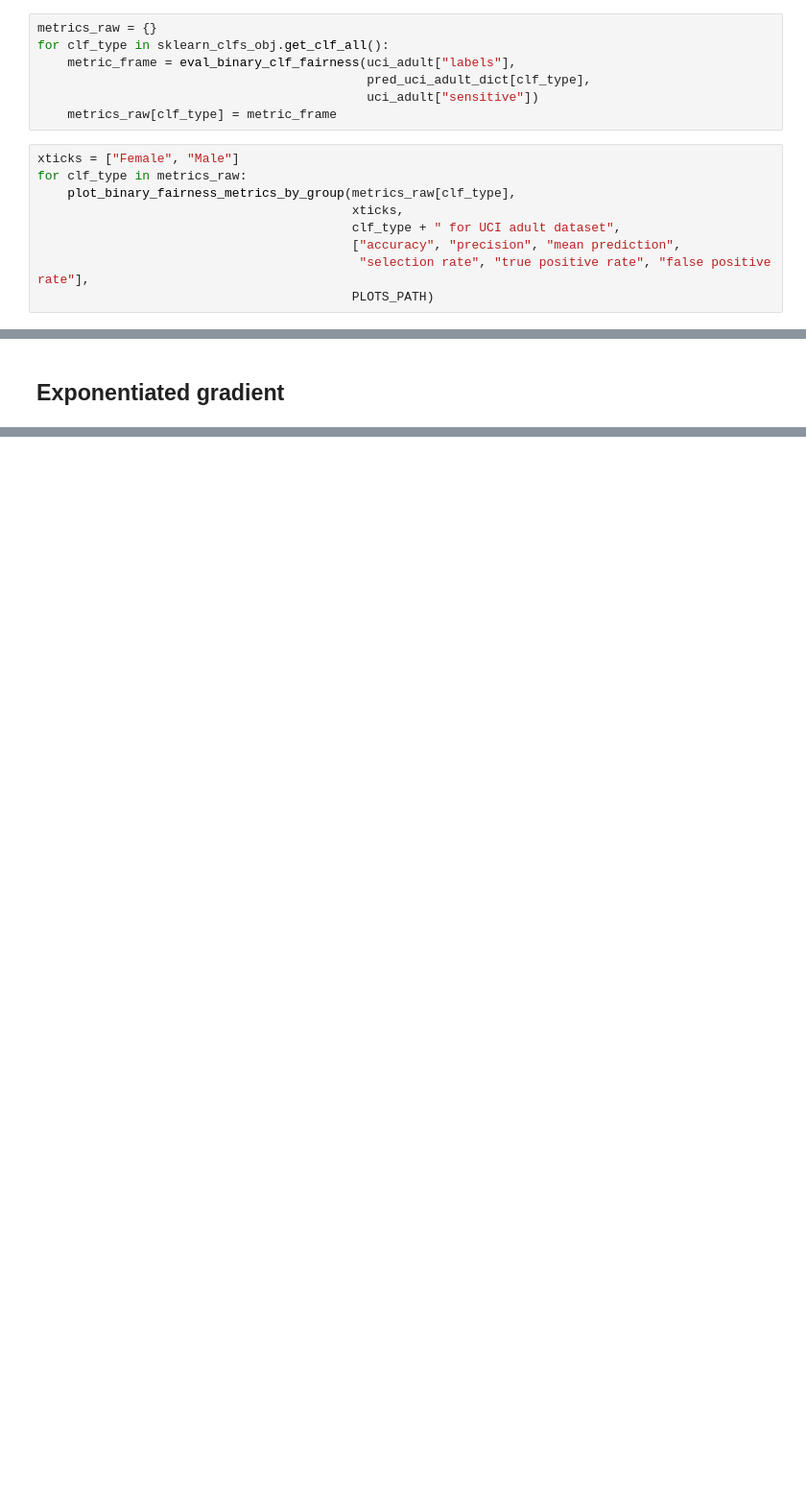
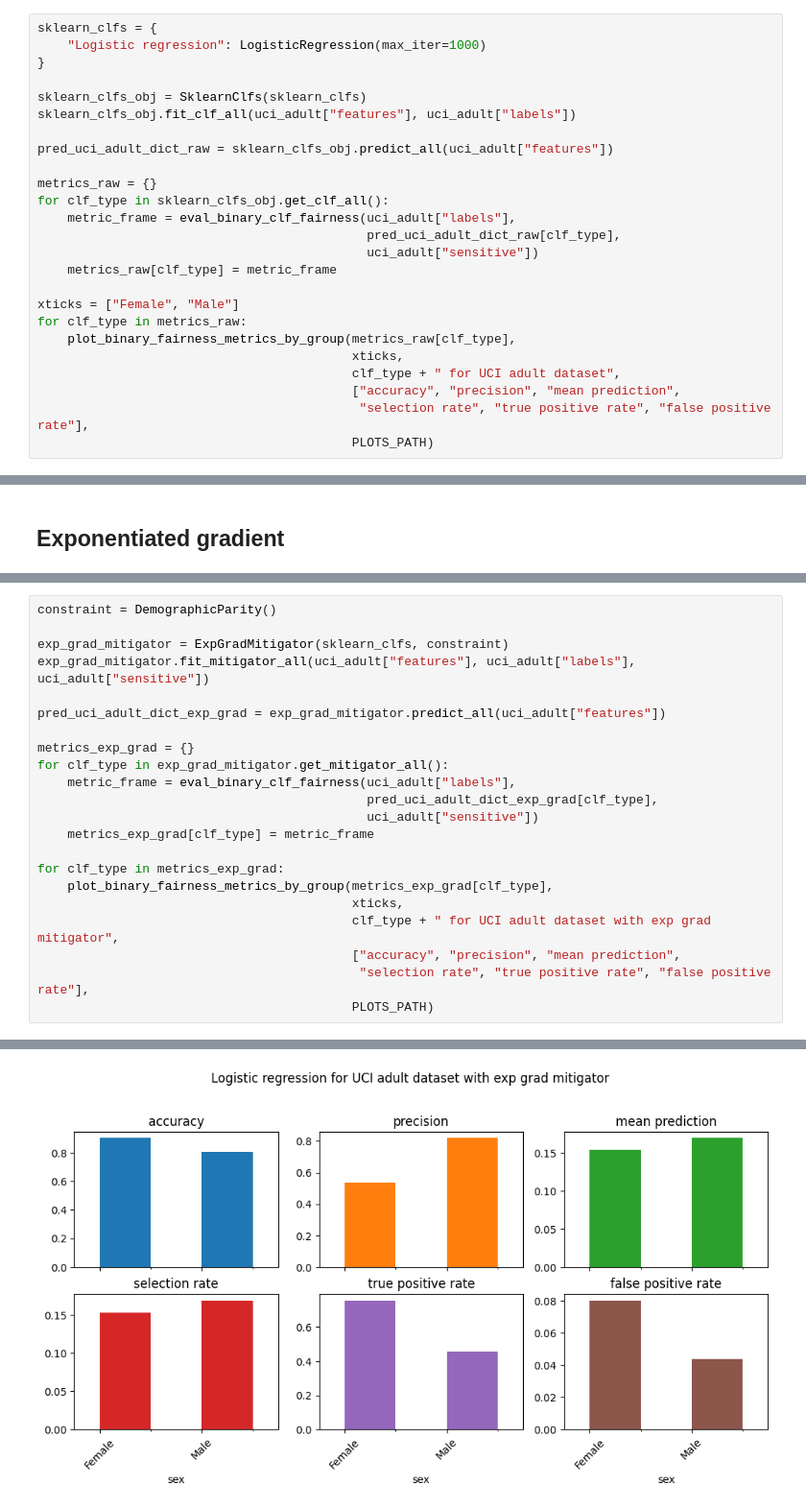
Before and after one commit to zeyuyang8/fairml, a Jupyter notebook: notebooks/uci_adult_bias_mitigator.ipynb, the cells around one changed output, grey strips where cells are left out. Shown: that part at 96% size. Cells and saved outputs as stored; diff of their text form; blank space fills up the shorter version.

```diff
--- a/notebooks/uci_adult_bias_mitigator.ipynb
+++ b/notebooks/uci_adult_bias_mitigator.ipynb
@@ -34,11 +25,20 @@ pred_uci_adult_dict = sklearn_clfs_obj.predict_all(uci_adult["features"])
-# %%
-metrics_raw = {}
-for clf_type in sklearn_clfs_obj.get_clf_all():
-    metric_frame = eval_binary_clf_fairness(uci_adult["labels"],
-                                            pred_uci_adult_dict[clf_type],
-                                            uci_adult["sensitive"])
-    metrics_raw[clf_type] = metric_frame
 # %%
+sklearn_clfs = {
+    "Logistic regression": LogisticRegression(max_iter=1000)
+}
+
+sklearn_clfs_obj = SklearnClfs(sklearn_clfs)
+sklearn_clfs_obj.fit_clf_all(uci_adult["features"], uci_adult["labels"])
+
+pred_uci_adult_dict_raw = sklearn_clfs_obj.predict_all(uci_adult["features"])
+
+metrics_raw = {}
+for clf_type in sklearn_clfs_obj.get_clf_all():
+    metric_frame = eval_binary_clf_fairness(uci_adult["labels"],
+                                            pred_uci_adult_dict_raw[clf_type],
+                                            uci_adult["sensitive"])
+    metrics_raw[clf_type] = metric_frame
+
 xticks = ["Female", "Male"]
 for clf_type in metrics_raw:
     plot_binary_fairness_metrics_by_group(metrics_raw[clf_type],
@@ -76,0 +80,23 @@ metrics_raw["Logistic regression"].by_group
+# %%
+constraint = DemographicParity()
+
+exp_grad_mitigator = ExpGradMitigator(sklearn_clfs, constraint)
+exp_grad_mitigator.fit_mitigator_all(uci_adult["features"], uci_adult["labels"], uci_adult["sensitive"])
+
+pred_uci_adult_dict_exp_grad = exp_grad_mitigator.predict_all(uci_adult["features"])
+
+metrics_exp_grad = {}
+for clf_type in exp_grad_mitigator.get_mitigator_all():
+    metric_frame = eval_binary_clf_fairness(uci_adult["labels"],
+                                            pred_uci_adult_dict_exp_grad[clf_type],
+                                            uci_adult["sensitive"])
+    metrics_exp_grad[clf_type] = metric_frame
+
+for clf_type in metrics_exp_grad:
+    plot_binary_fairness_metrics_by_group(metrics_exp_grad[clf_type],
+                                          xticks,
+                                          clf_type + " for UCI adult dataset with exp grad mitigator",
+                                          ["accuracy", "precision", "mean prediction",
+                                           "selection rate", "true positive rate", "false positive rate"],
+                                          PLOTS_PATH)
+# %% [output]
@@ -76,0 +104 @@ metrics_raw["Logistic regression"].by_group
+[figure, added]
```
Also changed, not shown: parts of 7 cells of this notebook, 4 other files.
